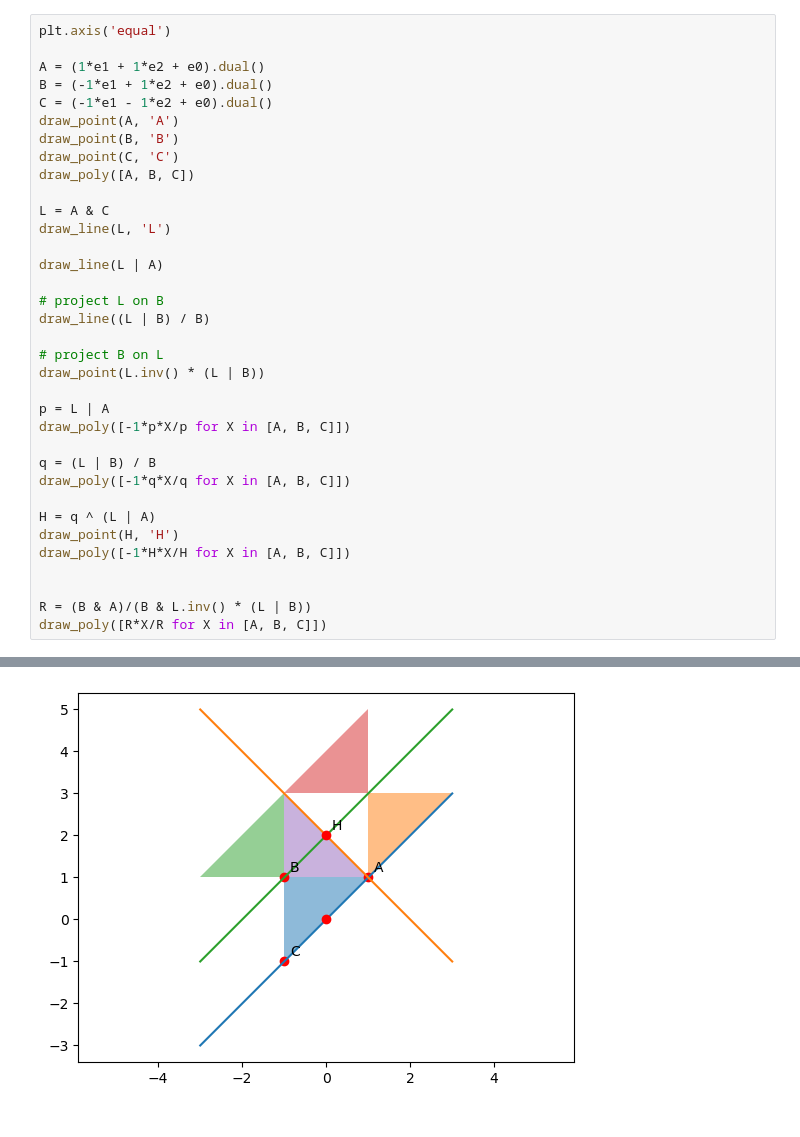
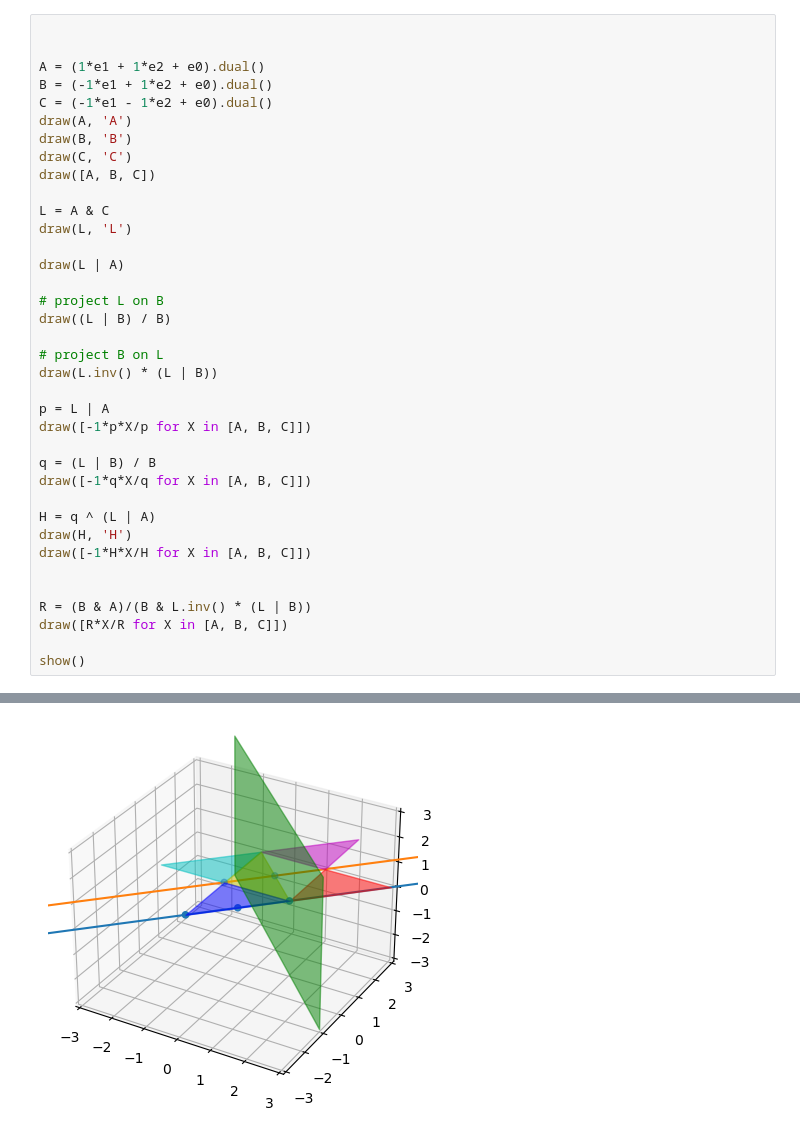
Before and after one commit to sin0153vsb/pga, a Jupyter notebook: 3d.ipynb, the cells around one changed output, grey strips where cells are left out. Drawn from its saved outputs; the diff is of its cells as text.

```diff
--- a/3d.ipynb
+++ b/3d.ipynb
@@ -145,36 +183,38 @@ draw_point(AC.inv() * (AC | B))
 # %%
-plt.axis('equal')
+
 
 A = (1*e1 + 1*e2 + e0).dual()
 B = (-1*e1 + 1*e2 + e0).dual()
 C = (-1*e1 - 1*e2 + e0).dual()
-draw_point(A, 'A')
-draw_point(B, 'B')
-draw_point(C, 'C')
-draw_poly([A, B, C])
+draw(A, 'A')
+draw(B, 'B')
+draw(C, 'C')
+draw([A, B, C])
 
 L = A & C
-draw_line(L, 'L')
+draw(L, 'L')
 
-draw_line(L | A)
+draw(L | A)
 
 # project L on B
-draw_line((L | B) / B)
+draw((L | B) / B)
 
 # project B on L
-draw_point(L.inv() * (L | B))
+draw(L.inv() * (L | B))
 
 p = L | A
-draw_poly([-1*p*X/p for X in [A, B, C]])
+draw([-1*p*X/p for X in [A, B, C]])
 
 q = (L | B) / B
-draw_poly([-1*q*X/q for X in [A, B, C]])
+draw([-1*q*X/q for X in [A, B, C]])
 
 H = q ^ (L | A)
-draw_point(H, 'H')
-draw_poly([-1*H*X/H for X in [A, B, C]])
+draw(H, 'H')
+draw([-1*H*X/H for X in [A, B, C]])
 
 
 R = (B & A)/(B & L.inv() * (L | B))
-draw_poly([R*X/R for X in [A, B, C]])
+draw([R*X/R for X in [A, B, C]])
+
+show()
 # %% [output]
@@ -184 +230 @@ draw_poly([R*X/R for X in [A, B, C]])
-[figure, old version]
+[figure, new version]
```
Also changed, not shown: parts of 10 cells of this notebook, 2 other files.
